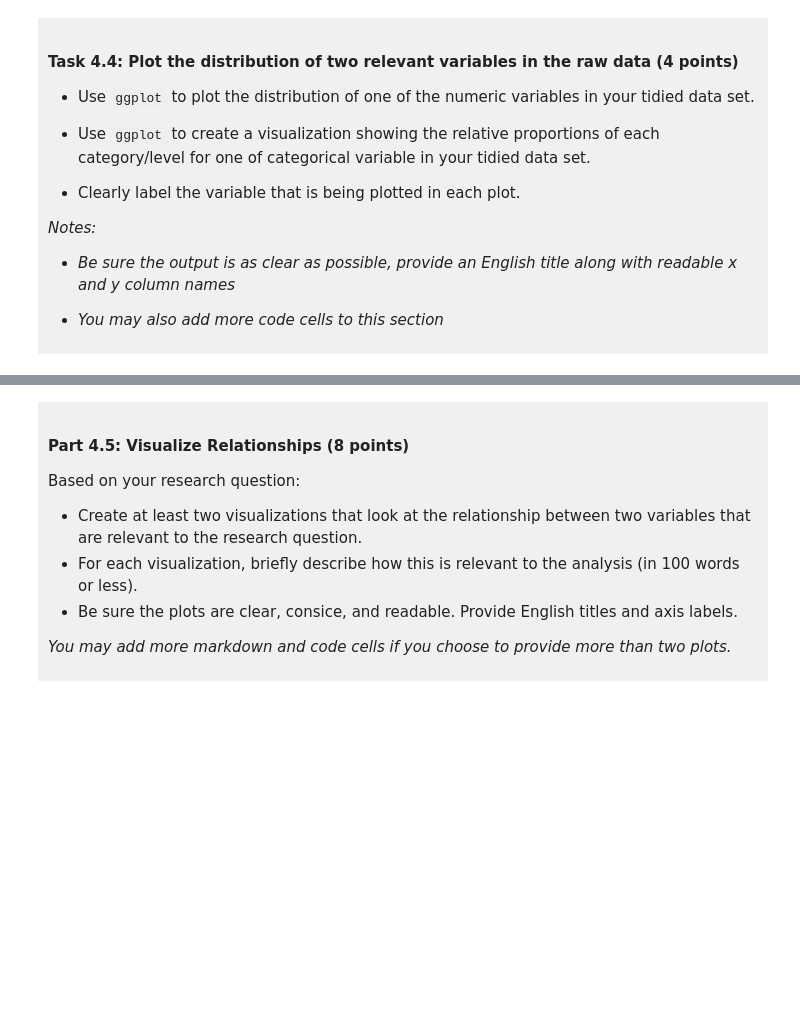
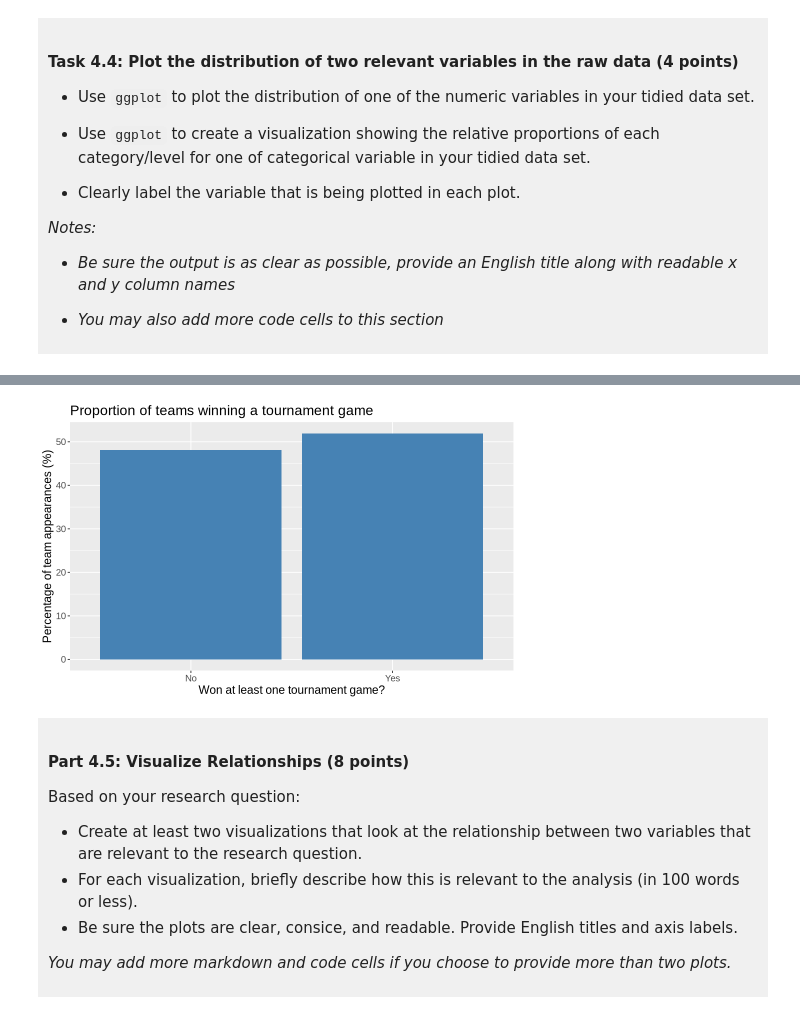
Before and after one commit to MaxwellChang07/dsci-100-project-Maxwell-Chang, a Jupyter notebook: dsci-100-project-notebook.ipynb, the cells around one changed output, grey strips where cells are left out. Drawn from its saved outputs; the diff is of its cells as text; code cells hidden in the pictures; blank space fills up the shorter version.

```diff
--- a/dsci-100-project-notebook.ipynb
+++ b/dsci-100-project-notebook.ipynb
@@ -320,5 +423,25 @@ You will refine your research question (if needed) and produce a tidy data set.
 # %%
-### EDIT THIS CODE CELL FOR PLOT 2 ###
+# Count each outcome and convert its count to a percentage.
+outcome_proportions <- tournament_data %>%
+  group_by(won_game) %>%
+  summarize(count = n()) %>%
+  ungroup() %>%
+  mutate(percentage = 100 * count / sum(count))
+
+# Show the relative frequency of each outcome.
+outcome_distribution <- outcome_proportions %>%
+  ggplot(aes(x = won_game, y = percentage)) +
+  geom_bar(stat = "identity", fill = "steelblue") +
+  labs(
+    title = "Proportion of teams winning a tournament game",
+    x = "Won at least one tournament game?",
+    y = "Percentage of team appearances (%)"
+  ) +
+  theme(text = element_text(size = 14))
+
+outcome_distribution
+# %% [output]
+[figure, added]
 # %% [markdown]
 <div style="background-color: #f0f0f0; padding: 10px;">
 
```
Also changed, not shown: parts of 9 cells of this notebook.
